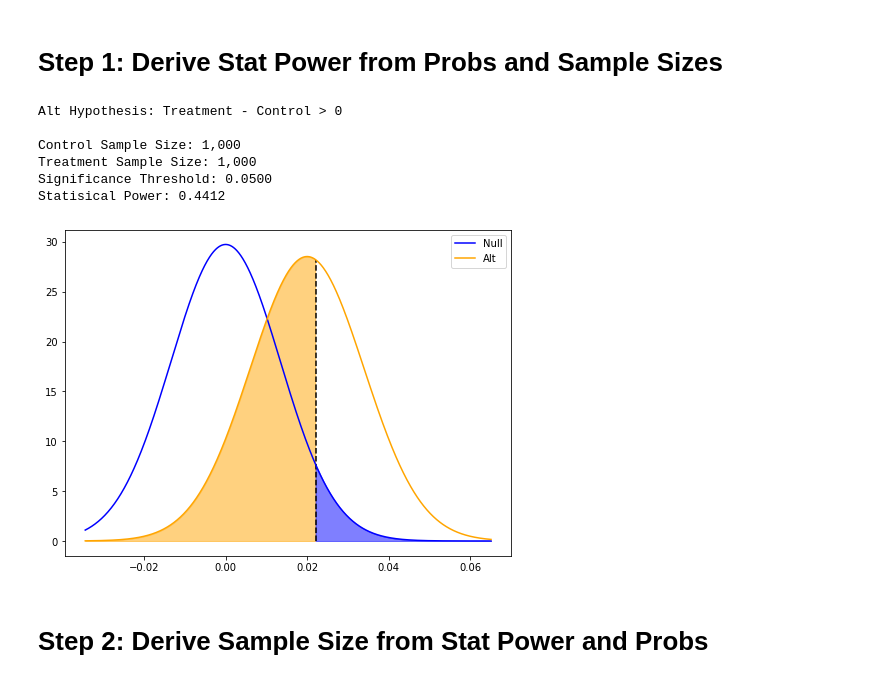
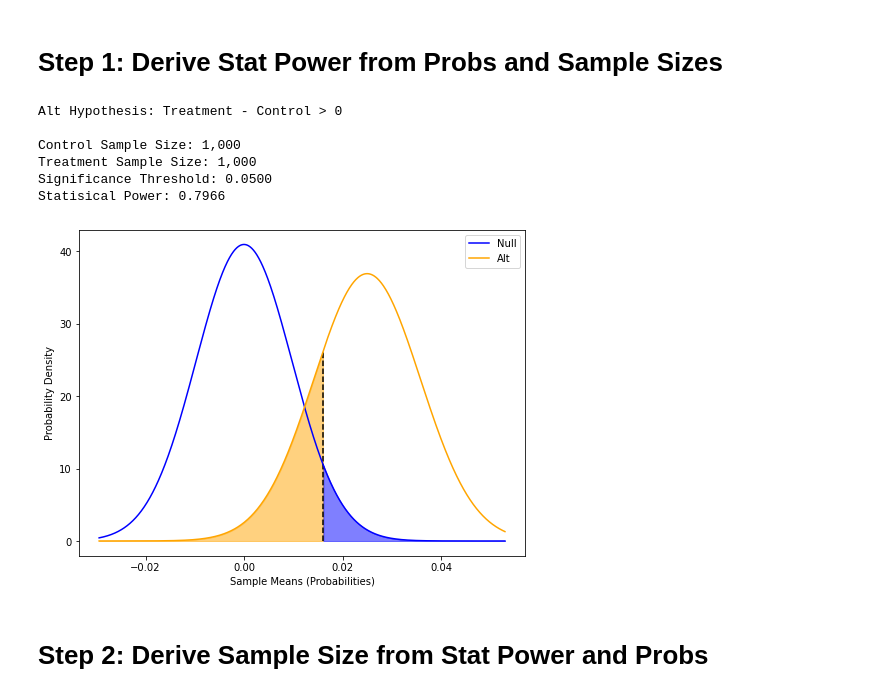
Before and after one commit to rmkeeler/statistical-significance-marketing, a Jupyter notebook: sample-size-calculator.ipynb, the cells around one changed output. Drawn from its saved outputs; the diff is of its cells as text; code cells hidden in the pictures.

```diff
--- a/sample-size-calculator.ipynb
+++ b/sample-size-calculator.ipynb
@@ -24,15 +15,15 @@ alpha = 0.05 # Allowance for type 1 error. P value significance threshold.
 # %% [markdown]
 # Step 1: Derive Stat Power from Probs and Sample Sizes
 # %%
-power = sample_size.find_power(p_control = 0.10, p_treatment = 0.12, report = True, plot = True)
+power, fig, ax = sample_size.find_power(p_control = 0.05, p_treatment = 0.075, report = True, plot = True)
 # %% [output]
 Alt Hypothesis: Treatment - Control > 0
 
 Control Sample Size: 1,000
 Treatment Sample Size: 1,000
 Significance Threshold: 0.0500
-Statisical Power: 0.4412
+Statisical Power: 0.7966
-[figure, old version]
+[figure, new version]
 # %% [markdown]
 # Step 2: Derive Sample Size from Stat Power and Probs
 # %% [markdown]
```
Also changed, not shown: parts of 3 cells of this notebook, 1 other file.
